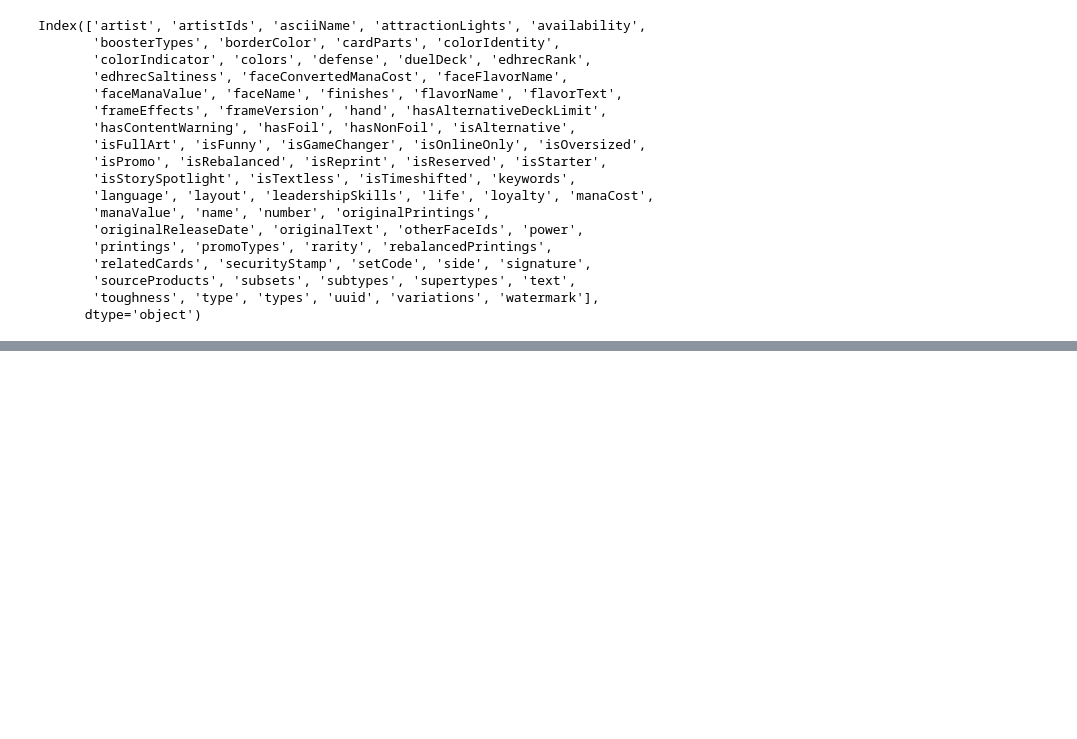
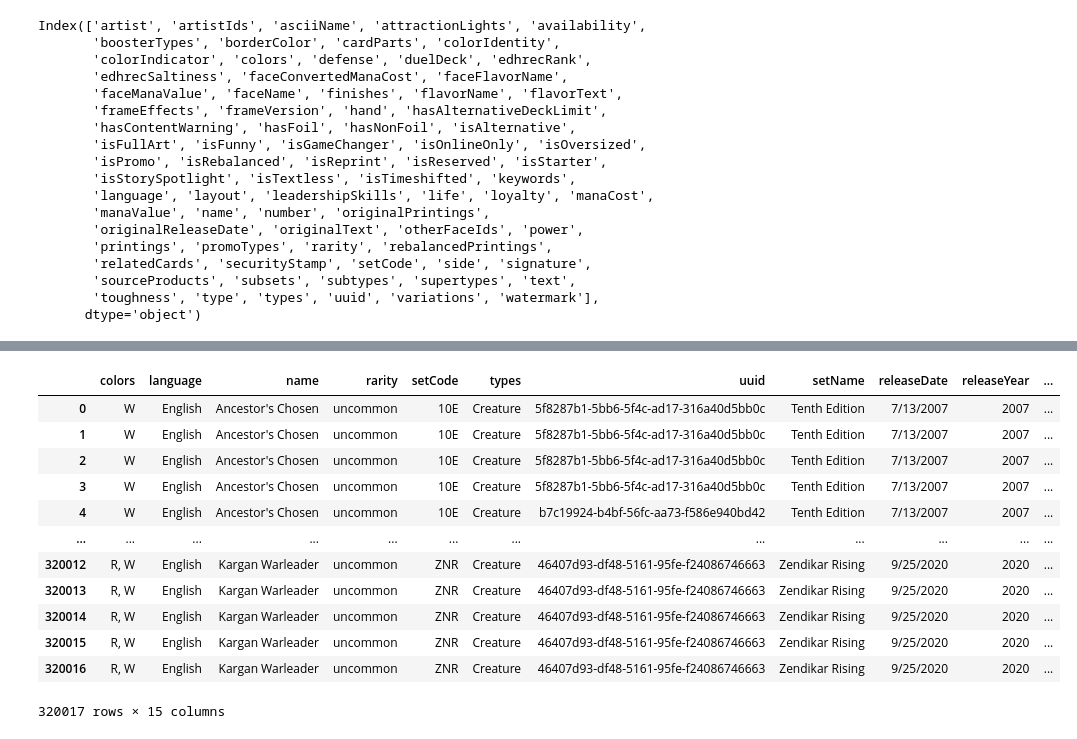
Before and after one commit to CurtisSchneider1/mtgPriceAnalysis, a Jupyter notebook: notebooks/capstone.ipynb, the cells around one changed output, grey strips where cells are left out. Cells and saved outputs as stored; diff of their text form; code cells hidden in the pictures; blank space fills up the shorter version.

```diff
--- a/notebooks/capstone.ipynb
+++ b/notebooks/capstone.ipynb
@@ -122,0 +463,4 @@ df = df.drop(df.columns[3:23], axis=1)
+# %%
+# using transform to add a column with the average price
+df3["avgPrice"] = df3.groupby('uuid')['price'].transform('mean')
+df3.head()
@@ -122,0 +474,22 @@ df = df.drop(df.columns[3:23], axis=1)
+# %%
+# Now to drop card price column and to make one row per uuid, so we don't skew results later one with having multiple indexes per card and price source
+# There will still be multiple rows for some card names, but they will have different uuids for alt arts and promos
+# availability column also no longer needed now that we have gameAvailability
+# cardFinish no longer needed since it is now part of the average price
+# priceProvider no longer needed as well, which will help us de-dupe
+df3.drop(columns = ["availability", "price", "cardFinish", "priceProvider"], inplace = True)
+df3
+# %% [output]
+|  | colors | language | name | rarity | setCode | types | uuid | setName | releaseDate | releaseYear | ... |
+| 0 | W | English | Ancestor's Chosen | uncommon | 10E | Creature | 5f8287b1-5bb6-5f4c-ad17-316a40d5bb0c | Tenth Edition | 7/13/2007 | 2007 | ... |
+| 1 | W | English | Ancestor's Chosen | uncommon | 10E | Creature | 5f8287b1-5bb6-5f4c-ad17-316a40d5bb0c | Tenth Edition | 7/13/2007 | 2007 | ... |
+| 2 | W | English | Ancestor's Chosen | uncommon | 10E | Creature | 5f8287b1-5bb6-5f4c-ad17-316a40d5bb0c | Tenth Edition | 7/13/2007 | 2007 | ... |
+| 3 | W | English | Ancestor's Chosen | uncommon | 10E | Creature | 5f8287b1-5bb6-5f4c-ad17-316a40d5bb0c | Tenth Edition | 7/13/2007 | 2007 | ... |
+| 4 | W | English | Ancestor's Chosen | uncommon | 10E | Creature | b7c19924-b4bf-56fc-aa73-f586e940bd42 | Tenth Edition | 7/13/2007 | 2007 | ... |
+| ... | ... | ... | ... | ... | ... | ... | ... | ... | ... | ... | ... |
+| 320012 | R, W | English | Kargan Warleader | uncommon | ZNR | Creature | 46407d93-df48-5161-95fe-f24086746663 | Zendikar Rising | 9/25/2020 | 2020 | ... |
+| 320013 | R, W | English | Kargan Warleader | uncommon | ZNR | Creature | 46407d93-df48-5161-95fe-f24086746663 | Zendikar Rising | 9/25/2020 | 2020 | ... |
+| 320014 | R, W | English | Kargan Warleader | uncommon | ZNR | Creature | 46407d93-df48-5161-95fe-f24086746663 | Zendikar Rising | 9/25/2020 | 2020 | ... |
+| 320015 | R, W | English | Kargan Warleader | uncommon | ZNR | Creature | 46407d93-df48-5161-95fe-f24086746663 | Zendikar Rising | 9/25/2020 | 2020 | ... |
+| 320016 | R, W | English | Kargan Warleader | uncommon | ZNR | Creature | 46407d93-df48-5161-95fe-f24086746663 | Zendikar Rising | 9/25/2020 | 2020 | ... |
+320017 rows × 15 columns
```
Also changed, not shown: parts of 62 cells of this notebook, 3 other files.
